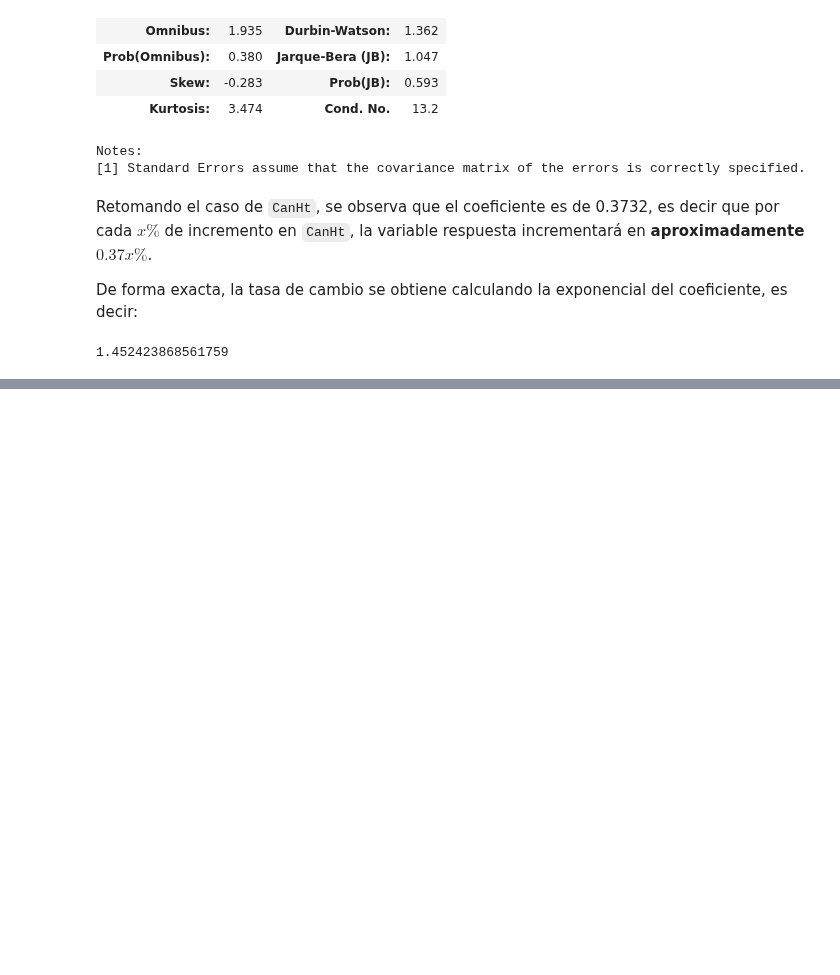
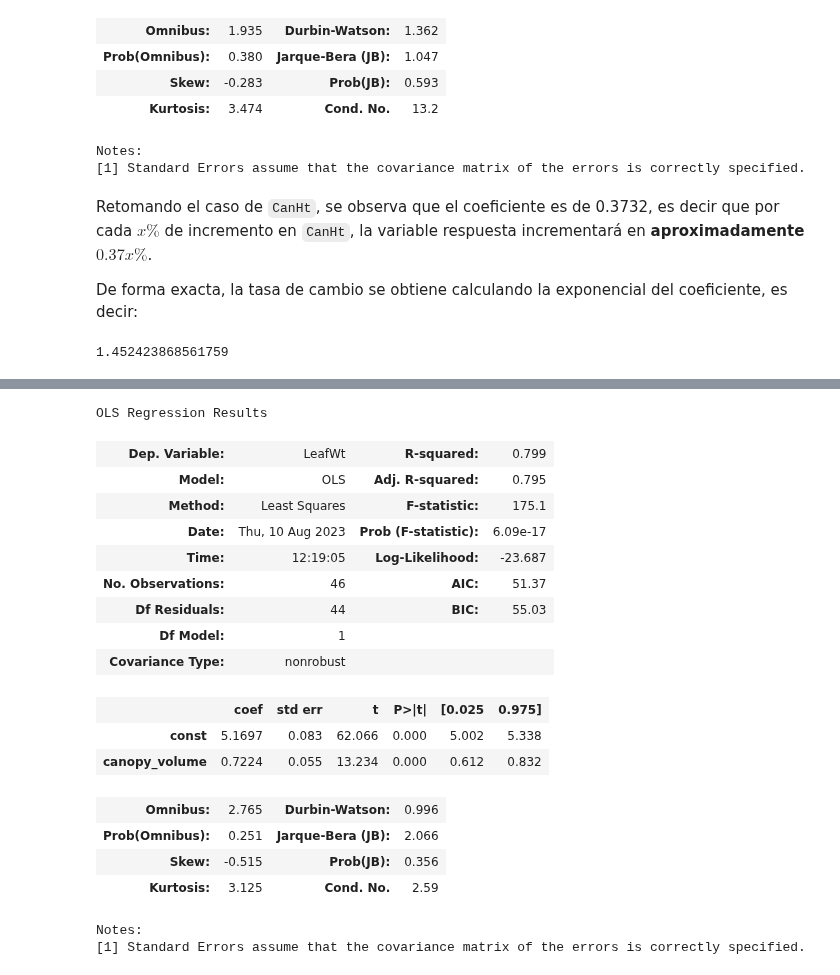
Before and after one commit to CAMM961001/bayesian_analysis, a Jupyter notebook: notebooks/03_regresion_lineal.ipynb, the cells around one changed output, grey strips where cells are left out. Drawn from its saved outputs; the diff is of its cells as text; code cells hidden in the pictures; blank space fills up the shorter version.

```diff
--- a/notebooks/03_regresion_lineal.ipynb
+++ b/notebooks/03_regresion_lineal.ipynb
@@ -462,0 +471,39 @@ Por cada $x\%$ de incremento en `CanHt`, la variable respuesta incrementará en
+# %%
+# Definición de datos para el modelo
+x_train = np.log(
+    mesquite
+    .filter(items=['Diam1','Diam2','CanHt'])
+    .prod(axis=1)
+    .to_frame('canopy_volume')
+)
+
+# Agregar intercepto y variable respuesta
+x_train = sm.add_constant(data=x_train)
+y_train = np.log(mesquite.LeafWt)
+
+# Iniciar instancia de modelo
+lin_reg = sm.OLS(y_train, x_train)
+
+# Entrenamiento y resumen
+results = lin_reg.fit()
+results.summary()
+# %% [output]
+OLS Regression Results
+| Dep. Variable: | LeafWt | R-squared: | 0.799 |
+| Model: | OLS | Adj. R-squared: | 0.795 |
+| Method: | Least Squares | F-statistic: | 175.1 |
+| Date: | Thu, 10 Aug 2023 | Prob (F-statistic): | 6.09e-17 |
+| Time: | 12:19:05 | Log-Likelihood: | -23.687 |
+| No. Observations: | 46 | AIC: | 51.37 |
+| Df Residuals: | 44 | BIC: | 55.03 |
+| Df Model: | 1 |  |  |
+| Covariance Type: | nonrobust |  |  |
+|  | coef | std err | t | P>|t| | [0.025 | 0.975] |
+| const | 5.1697 | 0.083 | 62.066 | 0.000 | 5.002 | 5.338 |
+| canopy_volume | 0.7224 | 0.055 | 13.234 | 0.000 | 0.612 | 0.832 |
+| Omnibus: | 2.765 | Durbin-Watson: | 0.996 |
+| Prob(Omnibus): | 0.251 | Jarque-Bera (JB): | 2.066 |
+| Skew: | -0.515 | Prob(JB): | 0.356 |
+| Kurtosis: | 3.125 | Cond. No. | 2.59 |
+Notes:
+[1] Standard Errors assume that the covariance matrix of the errors is correctly specified.
```
Also changed, not shown: parts of 7 cells of this notebook.
